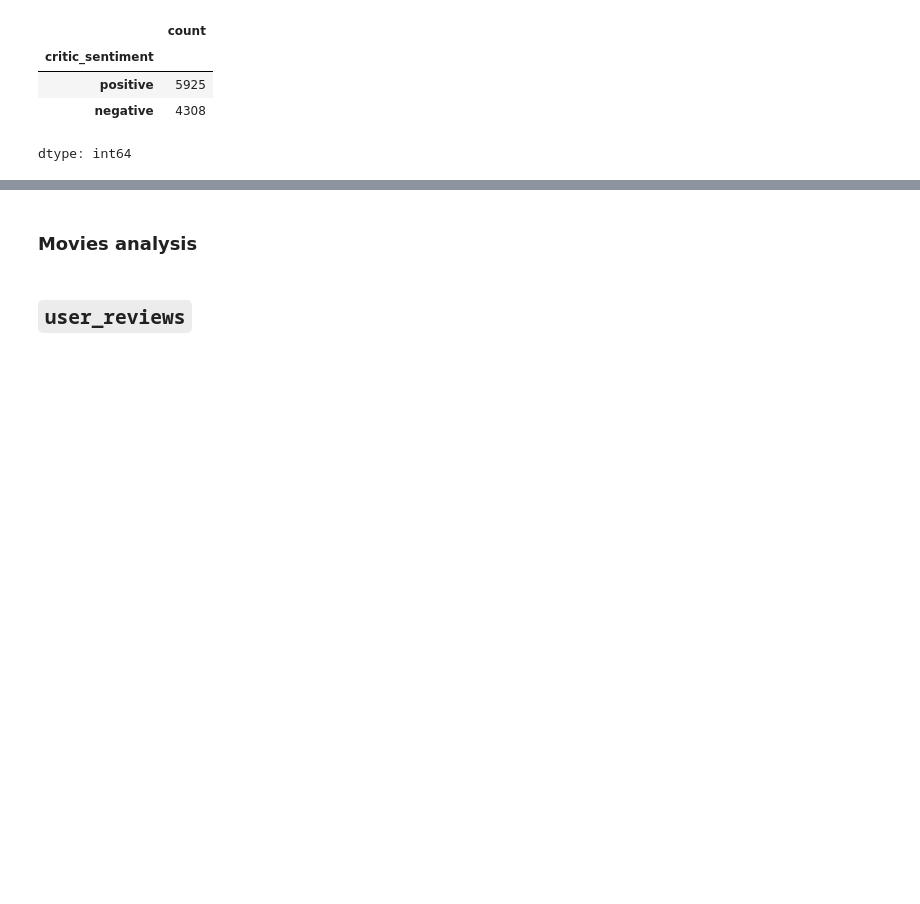
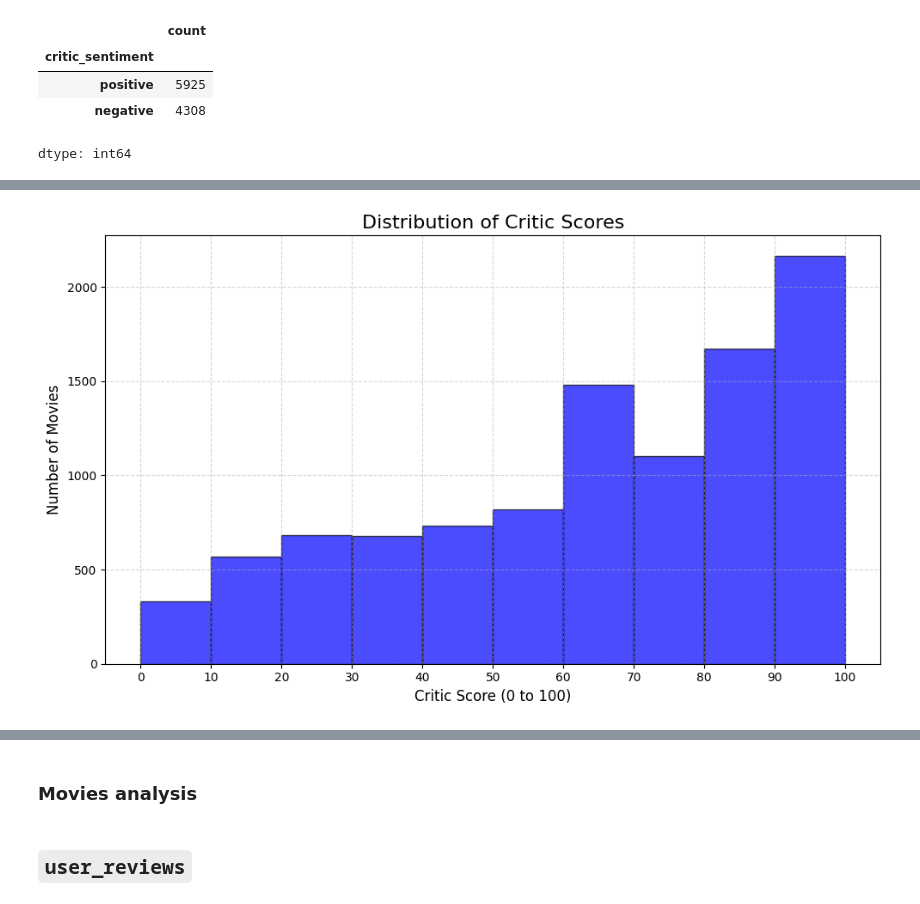
Before and after one commit to chingu-voyages/v51-tier3-team-39, a Jupyter notebook: marlissa_chingu.ipynb, the cells around one changed output, grey strips where cells are left out. Cells and saved outputs as stored; diff of their text form; code cells hidden in the pictures; blank space fills up the shorter version.

```diff
--- a/marlissa_chingu.ipynb
+++ b/marlissa_chingu.ipynb
@@ -595,0 +726,13 @@ movies_cleaned.to_csv('/content/drive/MyDrive/chingu/chingu_datasets/movies_clea
+# %%
+# Distribution of Critic Scores
+plt.figure(figsize=(10, 6))
+plt.hist(movies_cleaned['critic_score'], bins=10, color='blue', alpha=0.7, edgecolor='black')
+plt.title('Distribution of Critic Scores', fontsize=16)
+plt.xlabel('Critic Score (0 to 100)', fontsize=12)
+plt.ylabel('Number of Movies', fontsize=12)
+plt.grid(True, linestyle='--', alpha=0.5)
+plt.xticks(range(0, 110, 10))  # Ensure x-axis ticks at every 10th score
+plt.tight_layout()
+plt.show()
+# %% [output]
+[figure, added]
```
Also changed, not shown: parts of 11 cells of this notebook.
